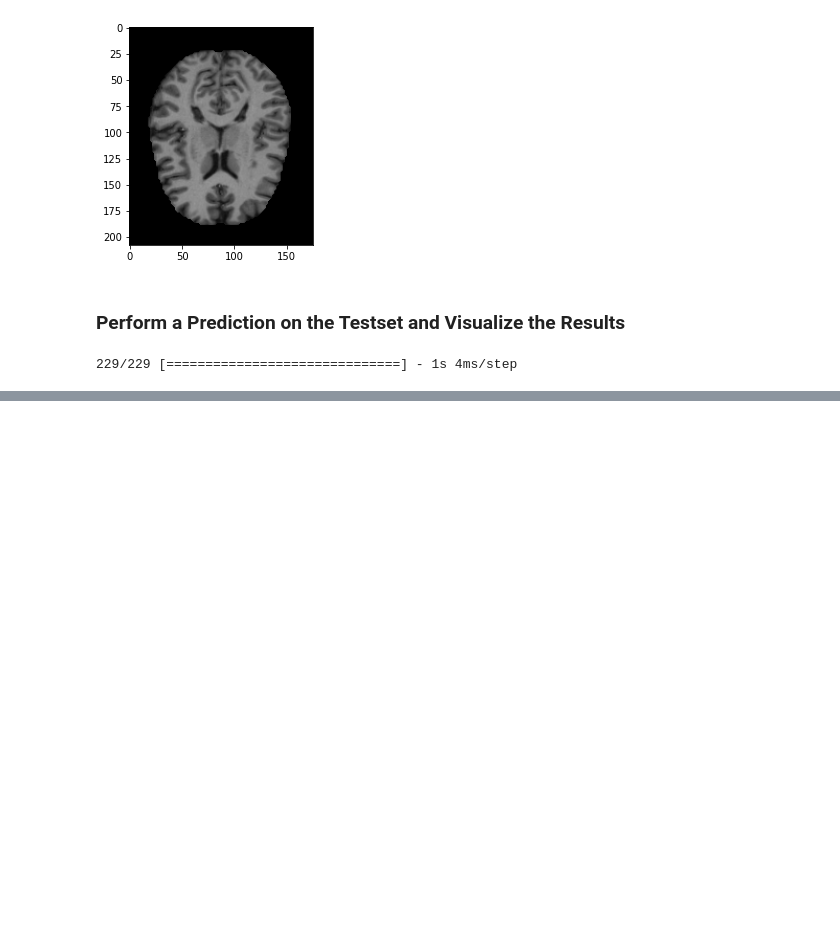
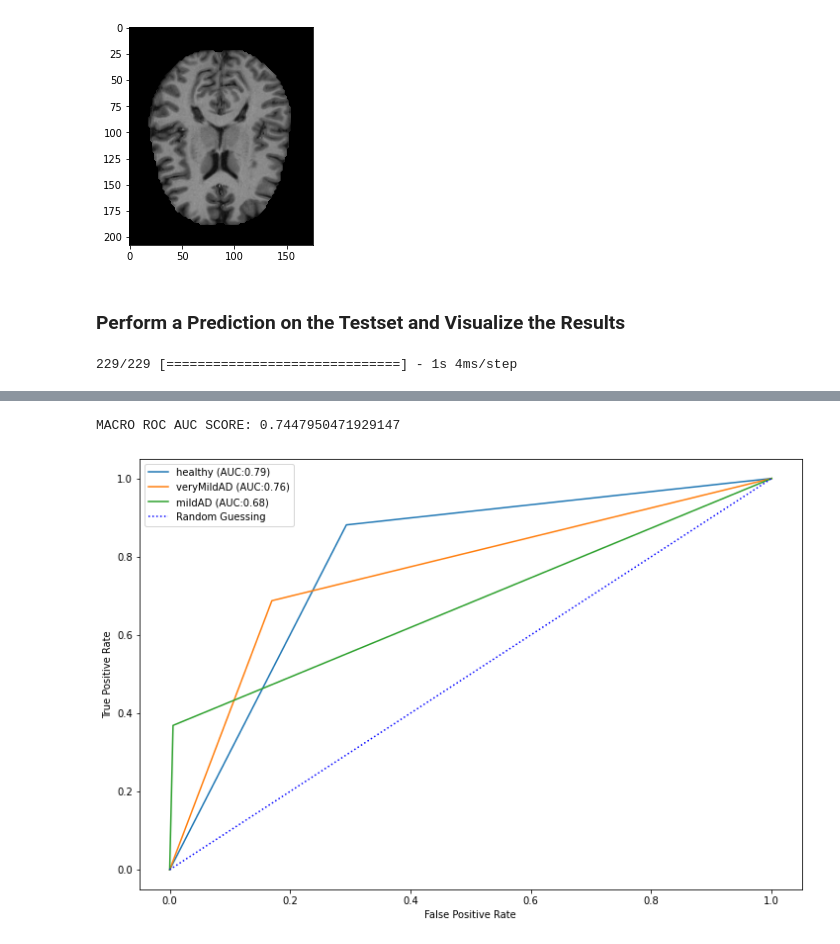
Before and after one commit to robert-kloepsch/alzheimer-classification, a Jupyter notebook: modeling/AlzheimersModel2D_VGG16.ipynb, the cells around one changed output, grey strips where cells are left out. Cells and saved outputs as stored; diff of their text form; code cells hidden in the pictures; blank space fills up the shorter version.

```diff
--- a/modeling/AlzheimersModel2D_VGG16.ipynb
+++ b/modeling/AlzheimersModel2D_VGG16.ipynb
@@ -397,0 +465,5 @@ Macro recall: 0.9423868312757201
+# %%
+roc_multiclass(y_pred,test_labels,["healthy","veryMildAD","mildAD"],"macro")
+# %% [output]
+MACRO ROC AUC SCORE: 0.7447950471929147
+[figure, added]
```
Also changed, not shown: parts of 21 cells of this notebook, 3 other files.
